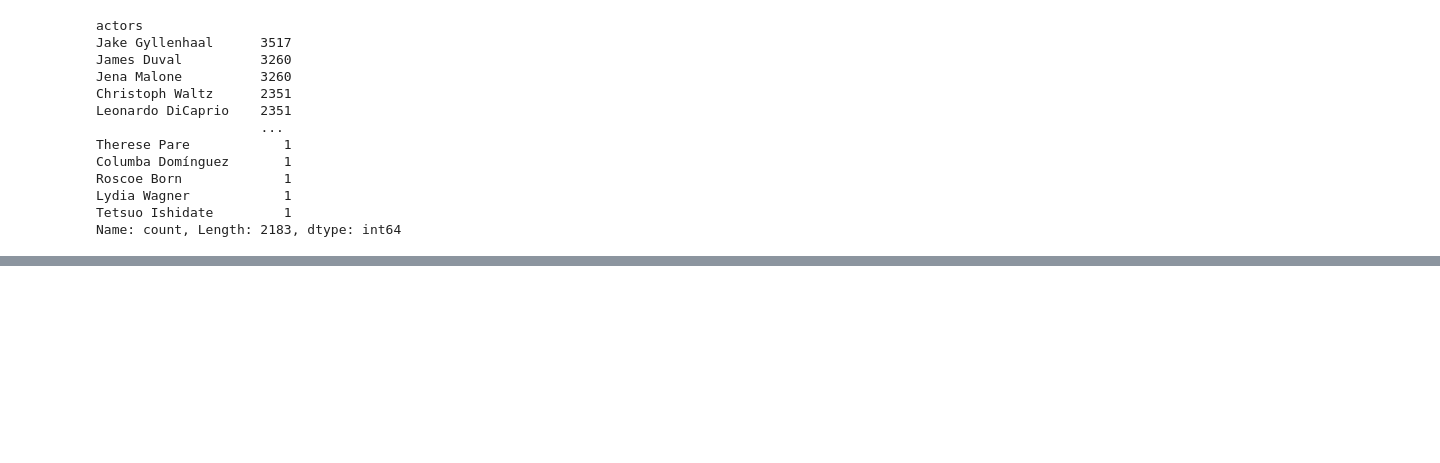
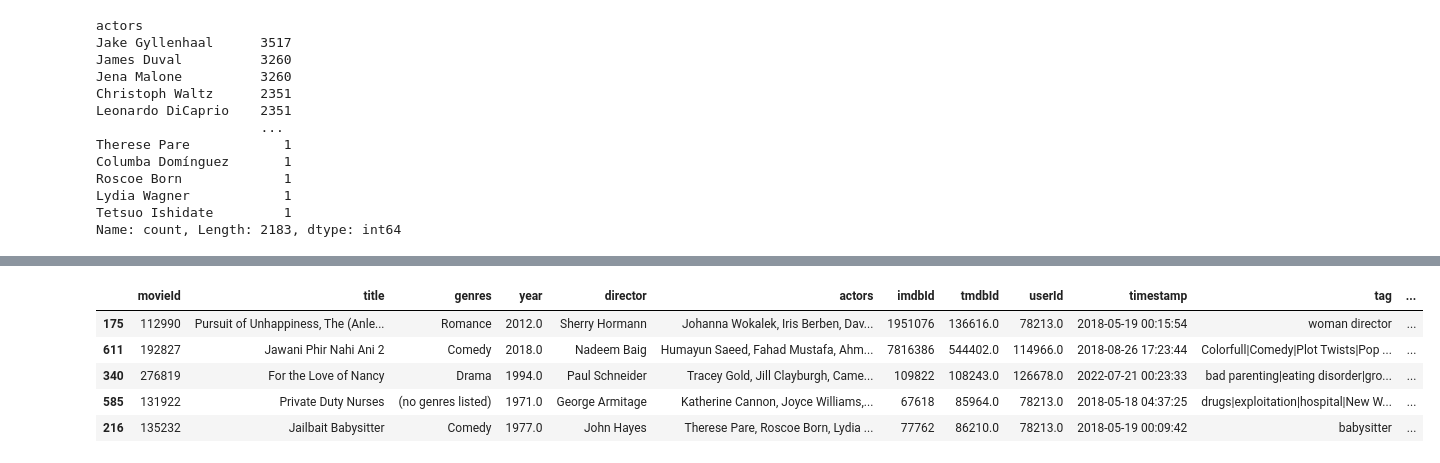
Before and after one commit to joanesMondra/FilmRecommendator, a Jupyter notebook: grupo3/preProcessing.ipynb, the cells around one changed output, grey strips where cells are left out. Saved outputs shown, nothing was run; the diff lists cells and outputs as text; code cells hidden in the pictures; blank space fills up the shorter version.

```diff
--- a/grupo3/preProcessing.ipynb
+++ b/grupo3/preProcessing.ipynb
@@ -275,0 +323,11 @@ Name: count, Length: 2183, dtype: int64
+# %%
+#Ordenar dataframe en base a la valoracion media
+df.sort_values('valoracion_media', ascending=False, inplace=True)
+df.head()
+# %% [output]
+|  | movieId | title | genres | year | director | actors | imdbId | tmdbId | userId | timestamp | tag | ... |
+| 175 | 112990 | Pursuit of Unhappiness, The (Anle... | Romance | 2012.0 | Sherry Hormann | Johanna Wokalek, Iris Berben, Dav... | 1951076 | 136616.0 | 78213.0 | 2018-05-19 00:15:54 | woman director | ... |
+| 611 | 192827 | Jawani Phir Nahi Ani 2 | Comedy | 2018.0 | Nadeem Baig | Humayun Saeed, Fahad Mustafa, Ahm... | 7816386 | 544402.0 | 114966.0 | 2018-08-26 17:23:44 | Colorfull|Comedy|Plot Twists|Pop ... | ... |
+| 340 | 276819 | For the Love of Nancy | Drama | 1994.0 | Paul Schneider | Tracey Gold, Jill Clayburgh, Came... | 109822 | 108243.0 | 126678.0 | 2022-07-21 00:23:33 | bad parenting|eating disorder|gro... | ... |
+| 585 | 131922 | Private Duty Nurses | (no genres listed) | 1971.0 | George Armitage | Katherine Cannon, Joyce Williams,... | 67618 | 85964.0 | 78213.0 | 2018-05-18 04:37:25 | drugs|exploitation|hospital|New W... | ... |
+| 216 | 135232 | Jailbait Babysitter | Comedy | 1977.0 | John Hayes | Therese Pare, Roscoe Born, Lydia ... | 77762 | 86210.0 | 78213.0 | 2018-05-19 00:09:42 | babysitter | ... |
```
Also changed, not shown: parts of 13 cells of this notebook.
